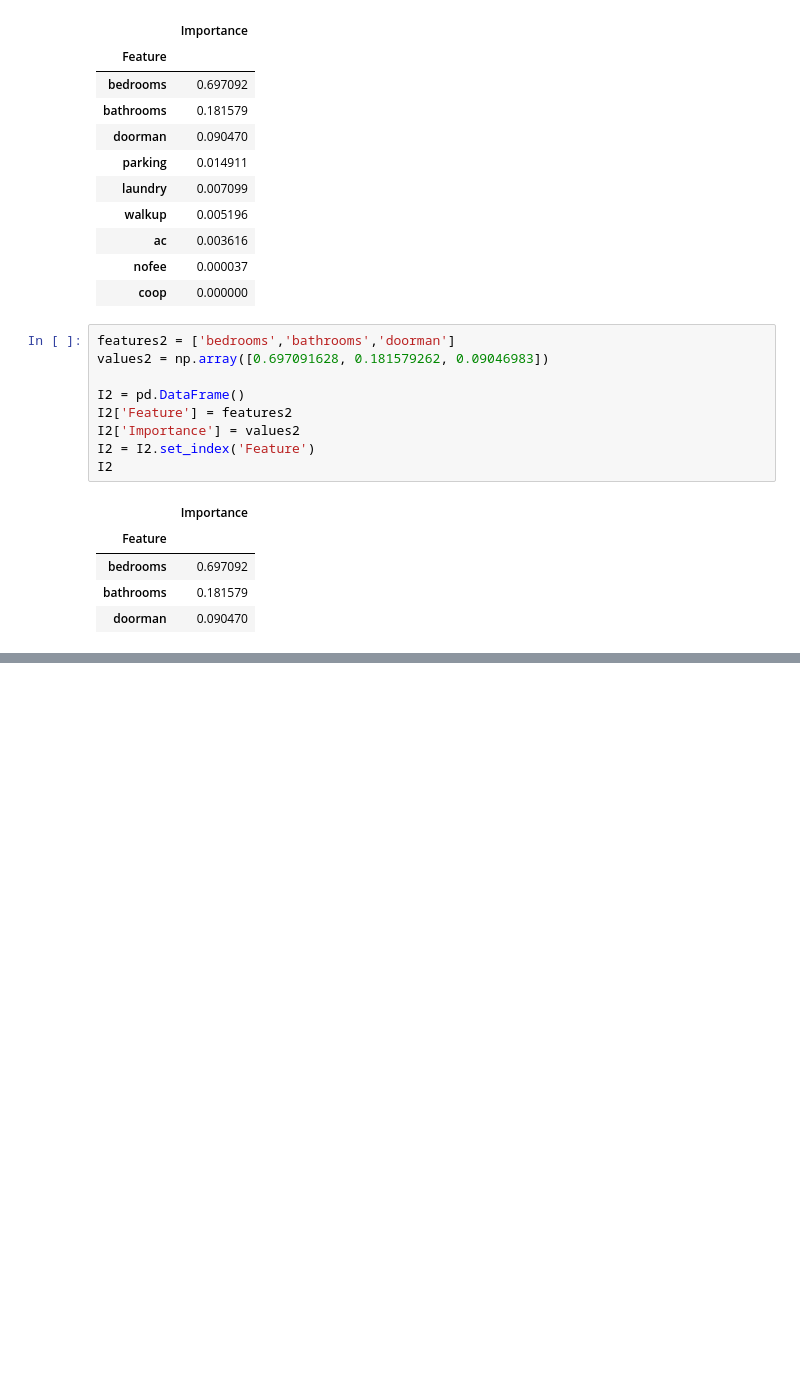
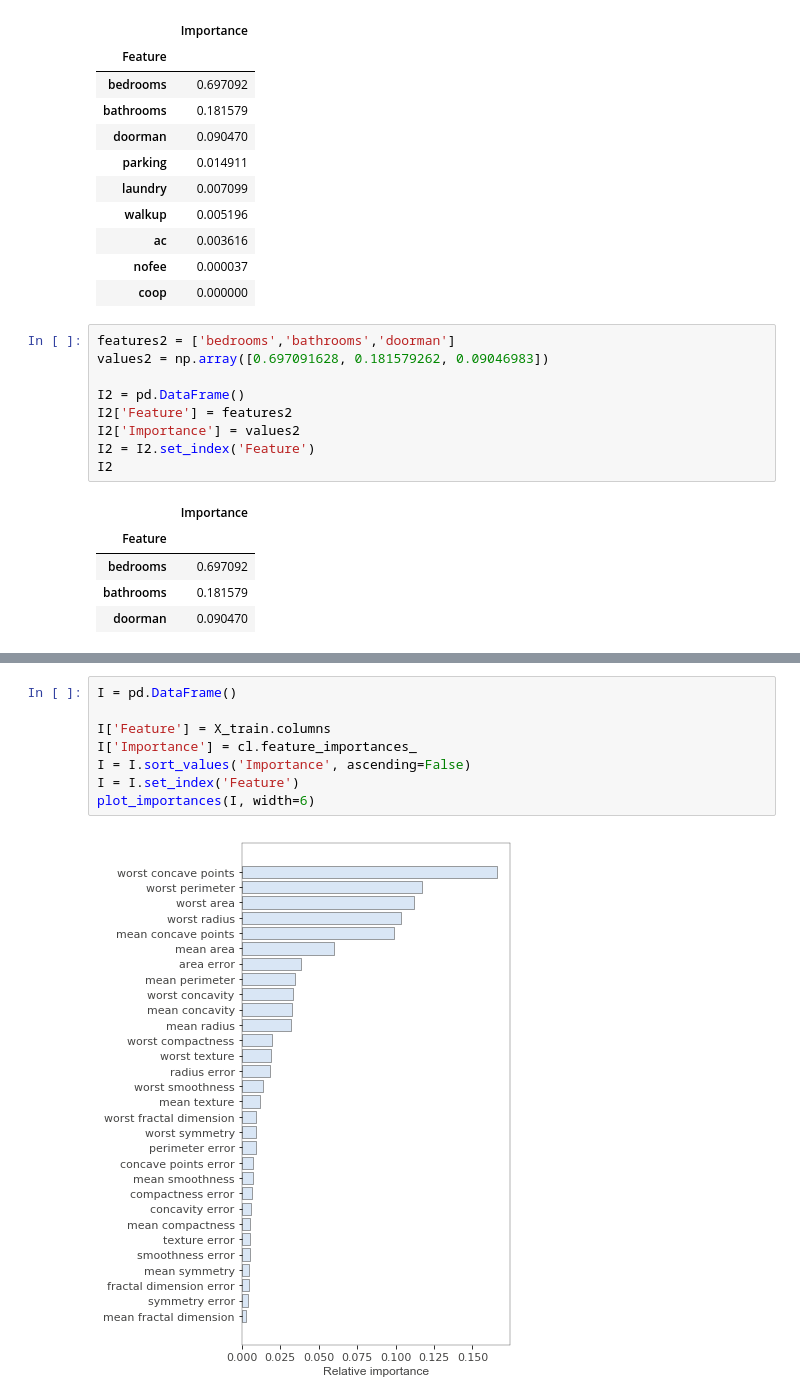
Before and after one commit to parrt/random-forest-importances, a Jupyter notebook: notebooks/barchart.ipynb, the cells around one changed output, grey strips where cells are left out. Drawn from its saved outputs; the diff is of its cells as text; blank space fills up the shorter version.

```diff
--- a/notebooks/barchart.ipynb
+++ b/notebooks/barchart.ipynb
@@ -52,0 +73,10 @@ plot_importances(I2, width=4, barcolor='#D9E6F5')
+# %%
+I = pd.DataFrame()
+
+I['Feature'] = X_train.columns
+I['Importance'] = cl.feature_importances_
+I = I.sort_values('Importance', ascending=False)
+I = I.set_index('Feature')
+plot_importances(I, width=6)
+# %% [output]
+[figure, added]
```
Also changed, not shown: parts of 8 cells of this notebook, 2 other files.
